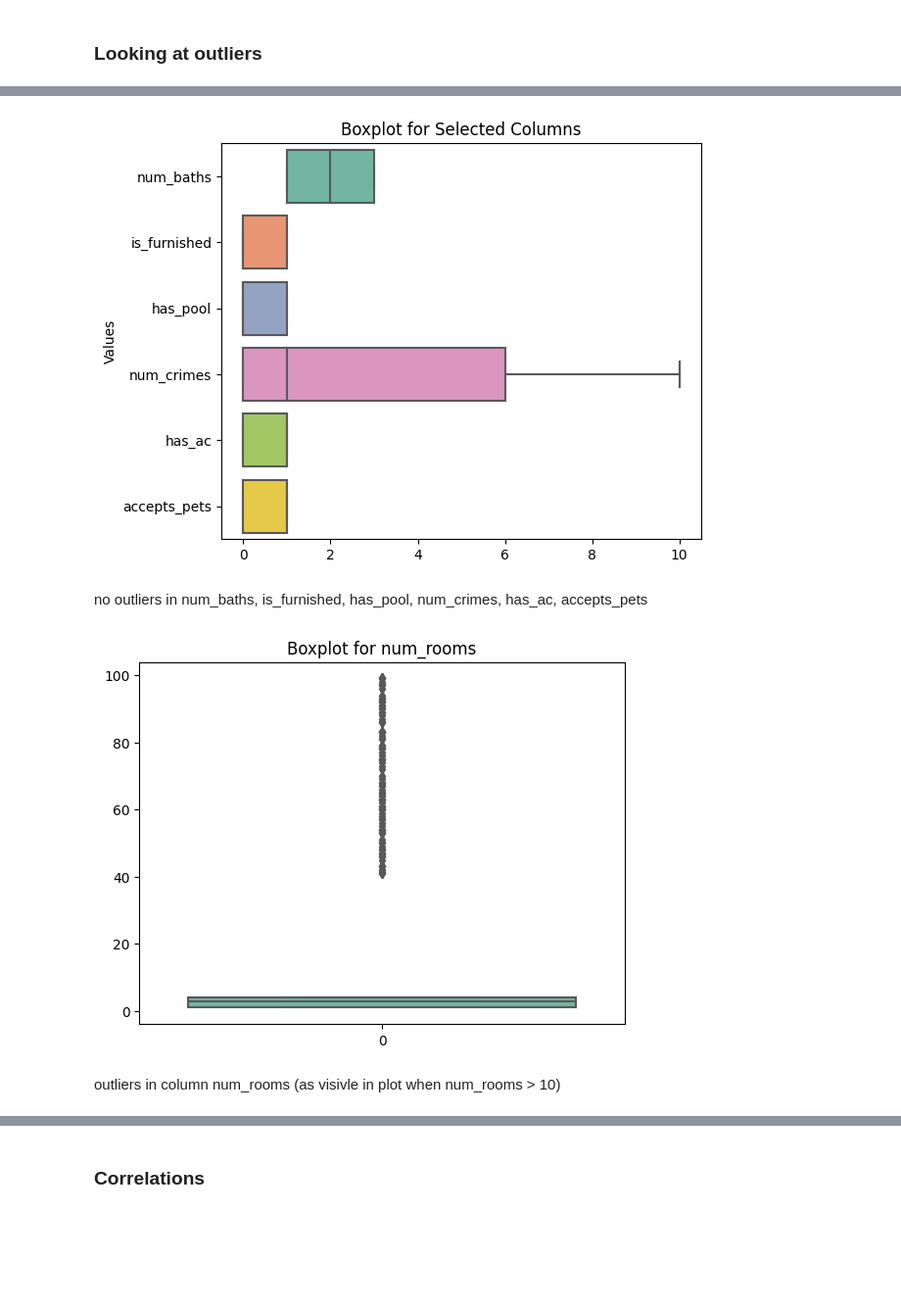
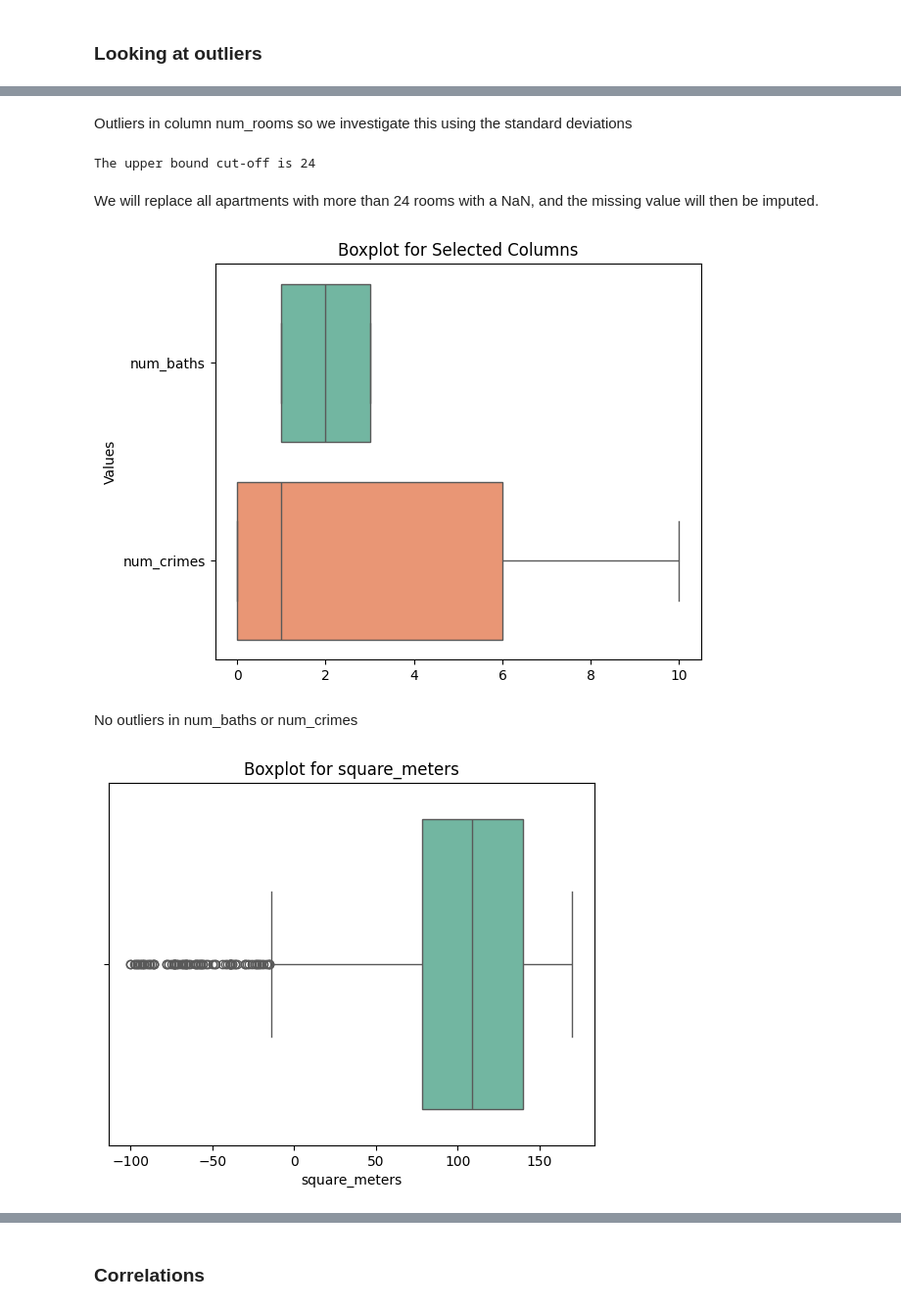
Before and after one commit to ollie-gats/ML_house_price_prediction_project, a Jupyter notebook: house_price_project_les_corts.ipynb, the cells around one changed output, grey strips where cells are left out. Shown at 98% size. Saved outputs shown, nothing was run; the diff lists cells and outputs as text; code cells hidden in the pictures; blank space fills up the shorter version.

```diff
--- a/house_price_project_les_corts.ipynb
+++ b/house_price_project_les_corts.ipynb
@@ -158,6 +194,20 @@ The above plot is hard to interpret due to the different scales across variables
+# %% [markdown]
+Outliers in column num_rooms so we investigate this using the standard deviations
+# %%
+# Just looking at the upper bound of standard deviations as there are no lower outliers
+threshold=3.0
+mean = np.mean(df['num_rooms'])
+std = np.std(df['num_rooms'])
+cutoff = threshold * std
+upper_bound = mean + cutoff
+print('The upper bound cut-off is ' + str(round(upper_bound)))
+# %% [output]
+The upper bound cut-off is 24
+# %% [markdown]
+We will replace all apartments with more than 24 rooms with a NaN, and the missing value will then be imputed.
 # %%
 # Select the columns you want to include in the boxplot
-selected_columns = ['num_baths', 'is_furnished', 'has_pool', 'num_crimes', 'has_ac', 'accepts_pets']
+selected_columns = ['num_baths', 'num_crimes']
 
 
 sns.boxplot(data=df[selected_columns], orient="h", palette="Set2")
@@ -170,16 +220,14 @@ plt.tight_layout()
 # Show the plot
 plt.show()
 # %% [output]
-[figure, old version]
+[figure, new version]
 # %% [markdown]
-no outliers in num_baths, is_furnished, has_pool, num_crimes, has_ac, accepts_pets
+No outliers in num_baths or num_crimes
 # %%
-sns.boxplot(data=df['num_rooms'], palette="Set2")
-plt.title("Boxplot for num_rooms")
+sns.boxplot(x=df['square_meters'], palette="Set2", legend=False)
+plt.title("Boxplot for square_meters")
 
 # Show the plot
 plt.show()
 # %% [output]
-[figure, old version]
+[figure, new version]
-# %% [markdown]
-outliers in column num_rooms (as visivle in plot when num_rooms > 10)
```
Also changed, not shown: parts of 36 cells of this notebook.
